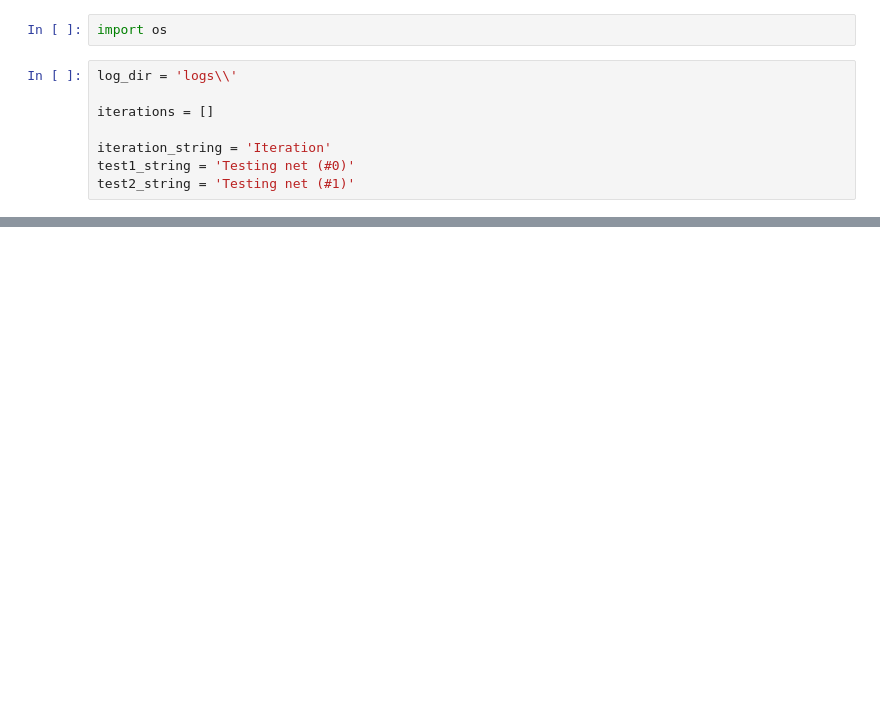
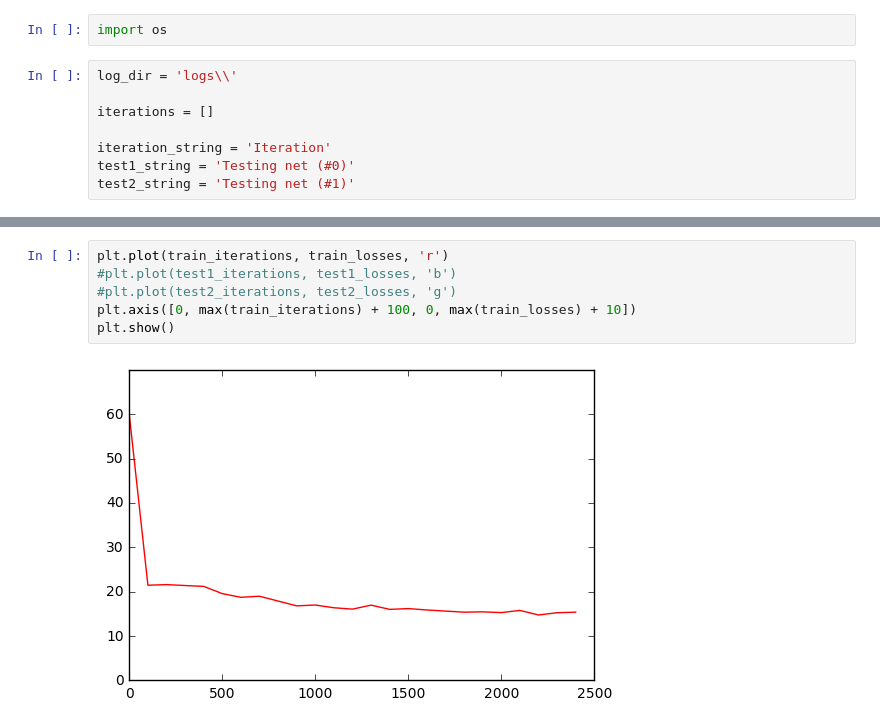
Before and after one commit to ZatsepinMikhail/Glyphs, a Jupyter notebook: Glyphs/LogParser.ipynb, the cells around one changed output, grey strips where cells are left out. Saved outputs shown, nothing was run; the diff lists cells and outputs as text; blank space fills up the shorter version.

```diff
--- a/Glyphs/LogParser.ipynb
+++ b/Glyphs/LogParser.ipynb
@@ -53,0 +79,8 @@ print log_test1_iterations
+# %%
+plt.plot(train_iterations, train_losses, 'r')
+#plt.plot(test1_iterations, test1_losses, 'b')
+#plt.plot(test2_iterations, test2_losses, 'g')
+plt.axis([0, max(train_iterations) + 100, 0, max(train_losses) + 10])
+plt.show()
+# %% [output]
+[figure, added]
```
Also changed, not shown: parts of 6 cells of this notebook.
